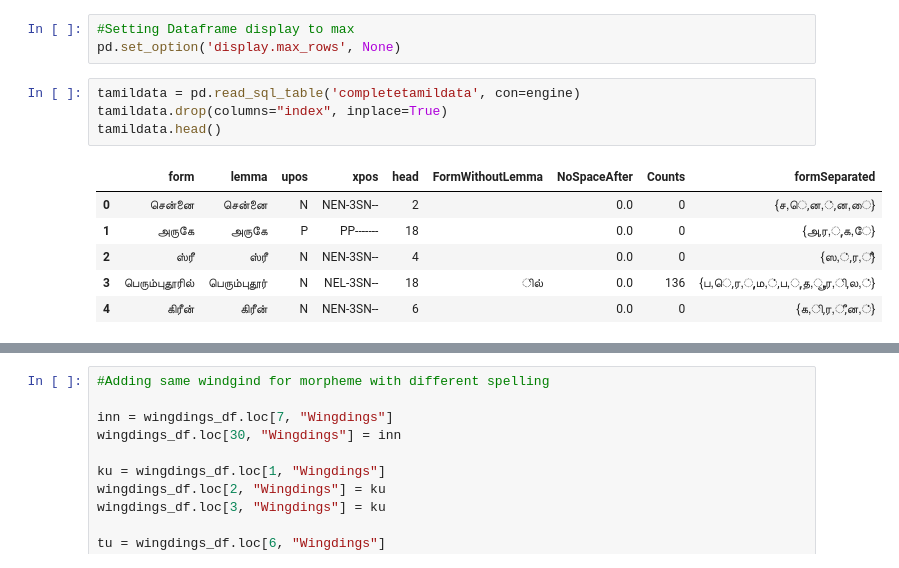
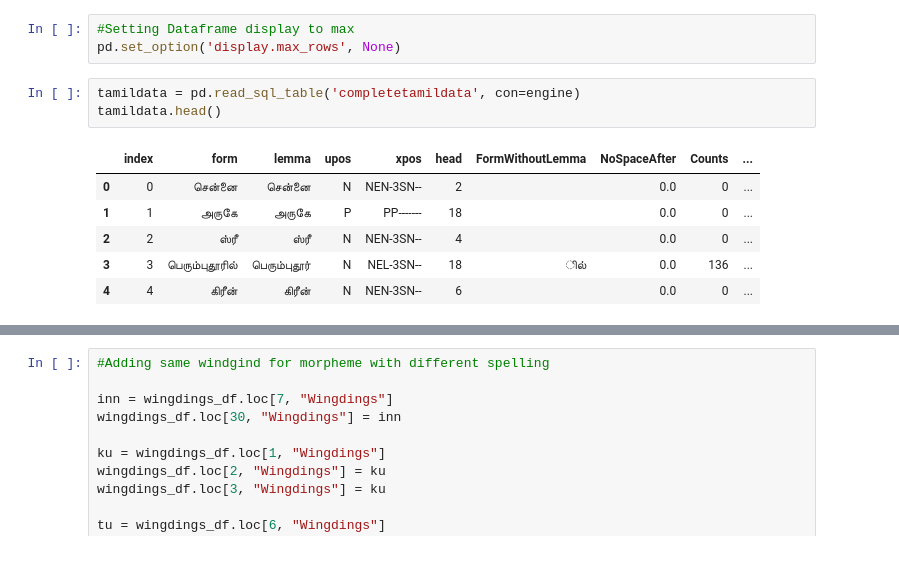
Before and after one commit to Kee2u/Deciphering_the_Indus_Valley_Script, a Jupyter notebook: convertmorphemes.ipynb, the cells around one changed output, grey strips where cells are left out. Cells and saved outputs as stored; diff of their text form.

```diff
--- a/convertmorphemes.ipynb
+++ b/convertmorphemes.ipynb
@@ -11,14 +11,13 @@ engine = create_engine(db_string)
 pd.set_option('display.max_rows', None)
 # %%
 tamildata = pd.read_sql_table('completetamildata', con=engine)
-tamildata.drop(columns="index", inplace=True)
 tamildata.head()
 # %% [output]
-|  | form | lemma | upos | xpos | head | FormWithoutLemma | NoSpaceAfter | Counts | formSeparated |
-| 0 | சென்னை | சென்னை | N | NEN-3SN-- | 2 |  | 0.0 | 0 | {ச,ெ,ன,்,ன,ை} |
-| 1 | அருகே | அருகே | P | PP------- | 18 |  | 0.0 | 0 | {அ,ர,ு,க,ே} |
-| 2 | ஸ்ரீ | ஸ்ரீ | N | NEN-3SN-- | 4 |  | 0.0 | 0 | {ஸ,்,ர,ீ} |
-| 3 | பெரும்புதூரில் | பெரும்புதூர் | N | NEL-3SN-- | 18 | ில் | 0.0 | 136 | {ப,ெ,ர,ு,ம,்,ப,ு,த,ூ,ர,ி,ல,்} |
-| 4 | கிரீன் | கிரீன் | N | NEN-3SN-- | 6 |  | 0.0 | 0 | {க,ி,ர,ீ,ன,்} |
+|  | index | form | lemma | upos | xpos | head | FormWithoutLemma | NoSpaceAfter | Counts | ... |
+| 0 | 0 | சென்னை | சென்னை | N | NEN-3SN-- | 2 |  | 0.0 | 0 | ... |
+| 1 | 1 | அருகே | அருகே | P | PP------- | 18 |  | 0.0 | 0 | ... |
+| 2 | 2 | ஸ்ரீ | ஸ்ரீ | N | NEN-3SN-- | 4 |  | 0.0 | 0 | ... |
+| 3 | 3 | பெரும்புதூரில் | பெரும்புதூர் | N | NEL-3SN-- | 18 | ில் | 0.0 | 136 | ... |
+| 4 | 4 | கிரீன் | கிரீன் | N | NEN-3SN-- | 6 |  | 0.0 | 0 | ... |
 # %%
 morphemelist = pd.read_sql_table('morphemes', con=engine)
```
Also changed, not shown: parts of 14 cells of this notebook.
